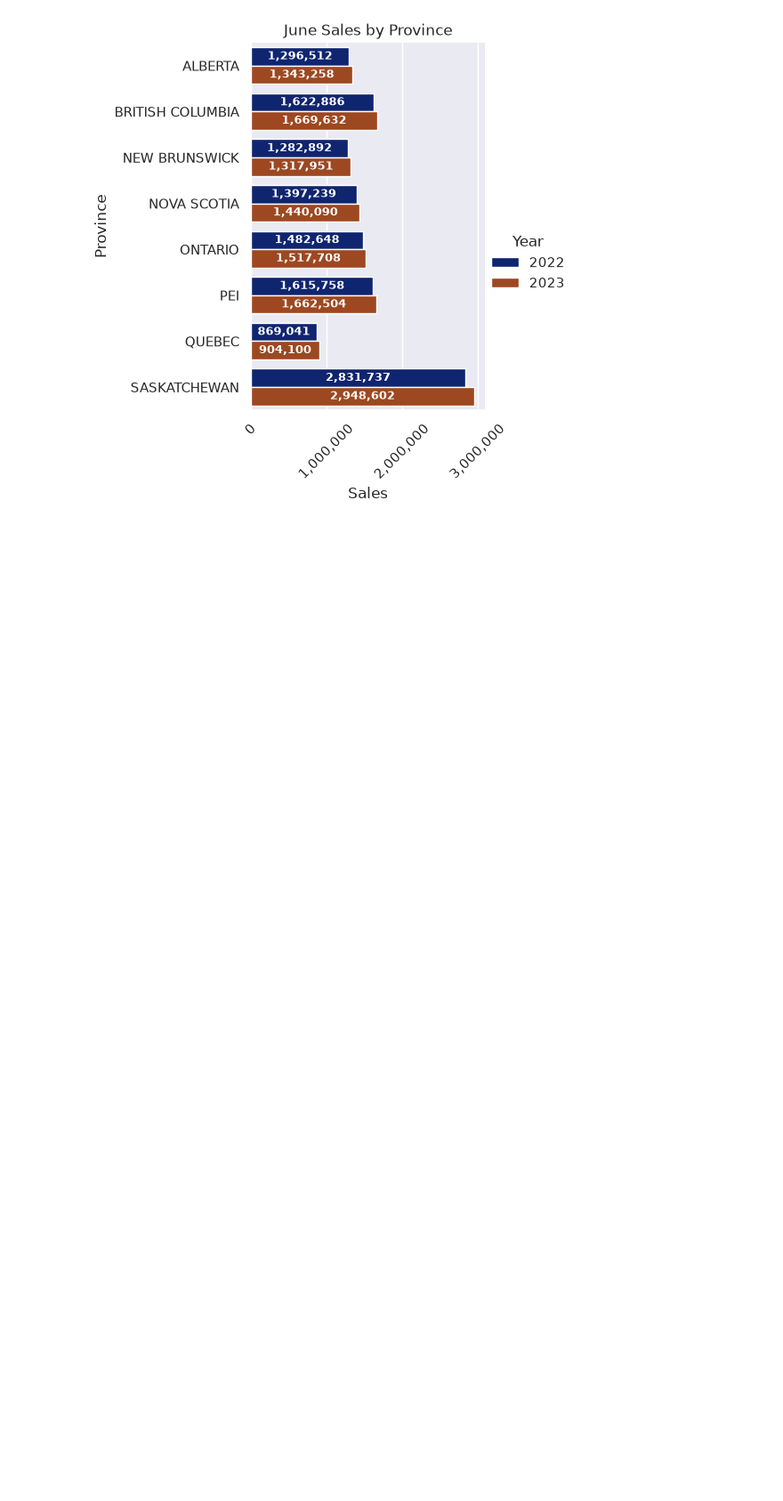
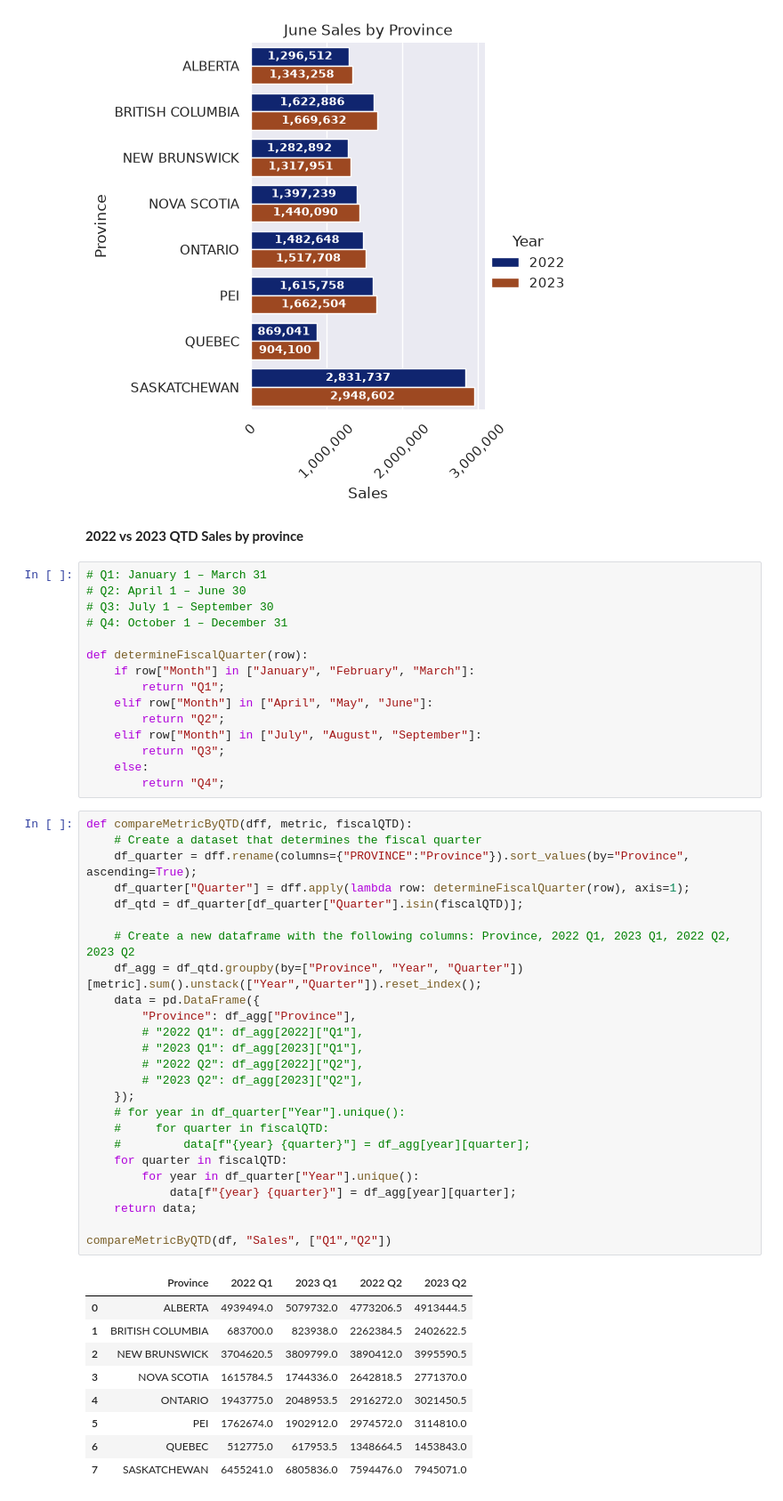
Before and after one commit to kjeshang/Sales_Data_Analysis, a Jupyter notebook: analysis.ipynb, the cells around one changed output. Shown at 89% size. Saved outputs shown, nothing was run; the diff lists cells and outputs as text; blank space fills up the shorter version.

Commit message:
Attempting to compare QTD Sales

```diff
--- a/analysis.ipynb
+++ b/analysis.ipynb
@@ -165,3 +165,55 @@ June Sales by Province
 | 6 | QUEBEC | 869041.0 | 904100.5 |
 | 7 | SASKATCHEWAN | 2831737.0 | 2948602.0 |
 [figure]
+# %% [markdown]
+**2022 vs 2023 QTD Sales by province**
+# %%
+# Q1: January 1 – March 31
+# Q2: April 1 – June 30
+# Q3: July 1 – September 30
+# Q4: October 1 – December 31
+
+def determineFiscalQuarter(row):
+    if row["Month"] in ["January", "February", "March"]:
+        return "Q1";
+    elif row["Month"] in ["April", "May", "June"]:
+        return "Q2";
+    elif row["Month"] in ["July", "August", "September"]:
+        return "Q3";
+    else:
+        return "Q4";
+# %%
+def compareMetricByQTD(dff, metric, fiscalQTD):
+    # Create a dataset that determines the fiscal quarter
+    df_quarter = dff.rename(columns={"PROVINCE":"Province"}).sort_values(by="Province", ascending=True);
+    df_quarter["Quarter"] = dff.apply(lambda row: determineFiscalQuarter(row), axis=1);
+    df_qtd = df_quarter[df_quarter["Quarter"].isin(fiscalQTD)];
+
+    # Create a new dataframe with the following columns: Province, 2022 Q1, 2023 Q1, 2022 Q2, 2023 Q2
+    df_agg = df_qtd.groupby(by=["Province", "Year", "Quarter"])[metric].sum().unstack(["Year","Quarter"]).reset_index();
+    data = pd.DataFrame({
+        "Province": df_agg["Province"],
+        # "2022 Q1": df_agg[2022]["Q1"],
+        # "2023 Q1": df_agg[2023]["Q1"],
+        # "2022 Q2": df_agg[2022]["Q2"],
+        # "2023 Q2": df_agg[2023]["Q2"],
+    });
+    # for year in df_quarter["Year"].unique():
+    #     for quarter in fiscalQTD:
+    #         data[f"{year} {quarter}"] = df_agg[year][quarter];
+    for quarter in fiscalQTD:
+        for year in df_quarter["Year"].unique():
+            data[f"{year} {quarter}"] = df_agg[year][quarter];
+    return data;
+
+compareMetricByQTD(df, "Sales", ["Q1","Q2"])
+# %% [output]
+|  | Province | 2022 Q1 | 2023 Q1 | 2022 Q2 | 2023 Q2 |
+| 0 | ALBERTA | 4939494.0 | 5079732.0 | 4773206.5 | 4913444.5 |
+| 1 | BRITISH COLUMBIA | 683700.0 | 823938.0 | 2262384.5 | 2402622.5 |
+| 2 | NEW BRUNSWICK | 3704620.5 | 3809799.0 | 3890412.0 | 3995590.5 |
+| 3 | NOVA SCOTIA | 1615784.5 | 1744336.0 | 2642818.5 | 2771370.0 |
+| 4 | ONTARIO | 1943775.0 | 2048953.5 | 2916272.0 | 3021450.5 |
+| 5 | PEI | 1762674.0 | 1902912.0 | 2974572.0 | 3114810.0 |
+| 6 | QUEBEC | 512775.0 | 617953.5 | 1348664.5 | 1453843.0 |
+| 7 | SASKATCHEWAN | 6455241.0 | 6805836.0 | 7594476.0 | 7945071.0 |
```
Also changed, not shown: parts of 2 cells of this notebook.
